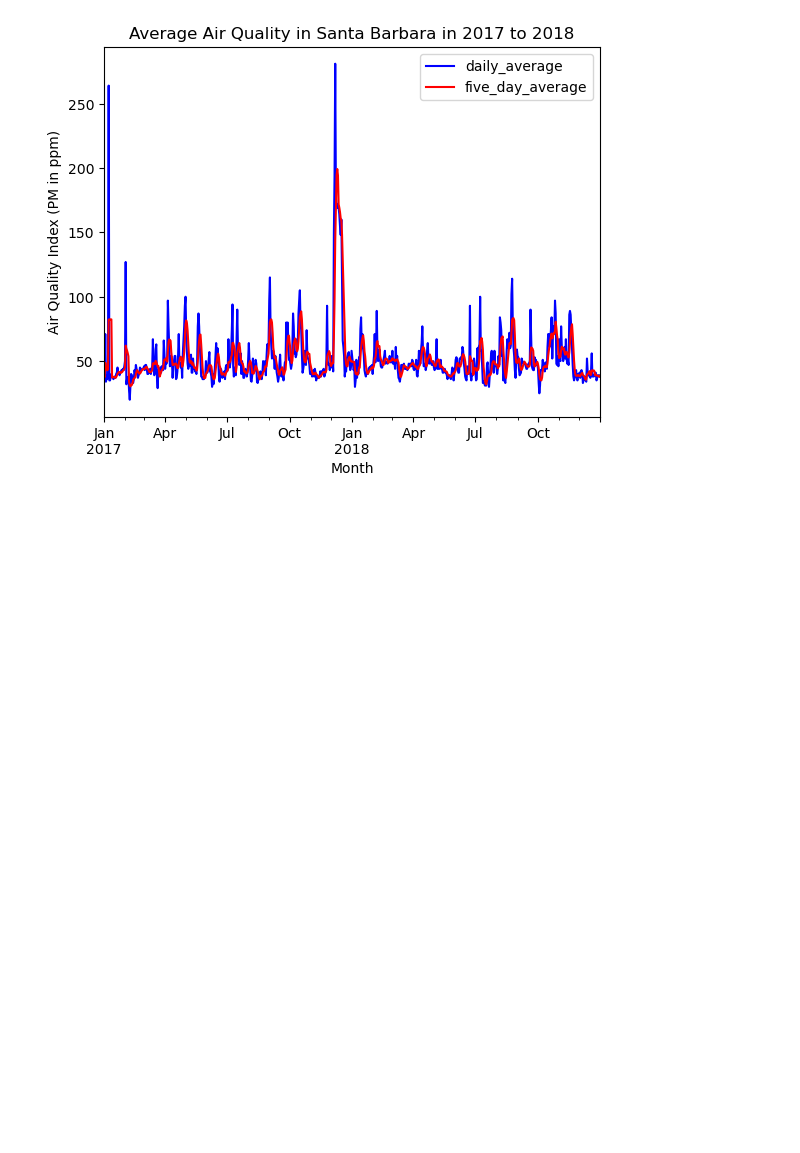
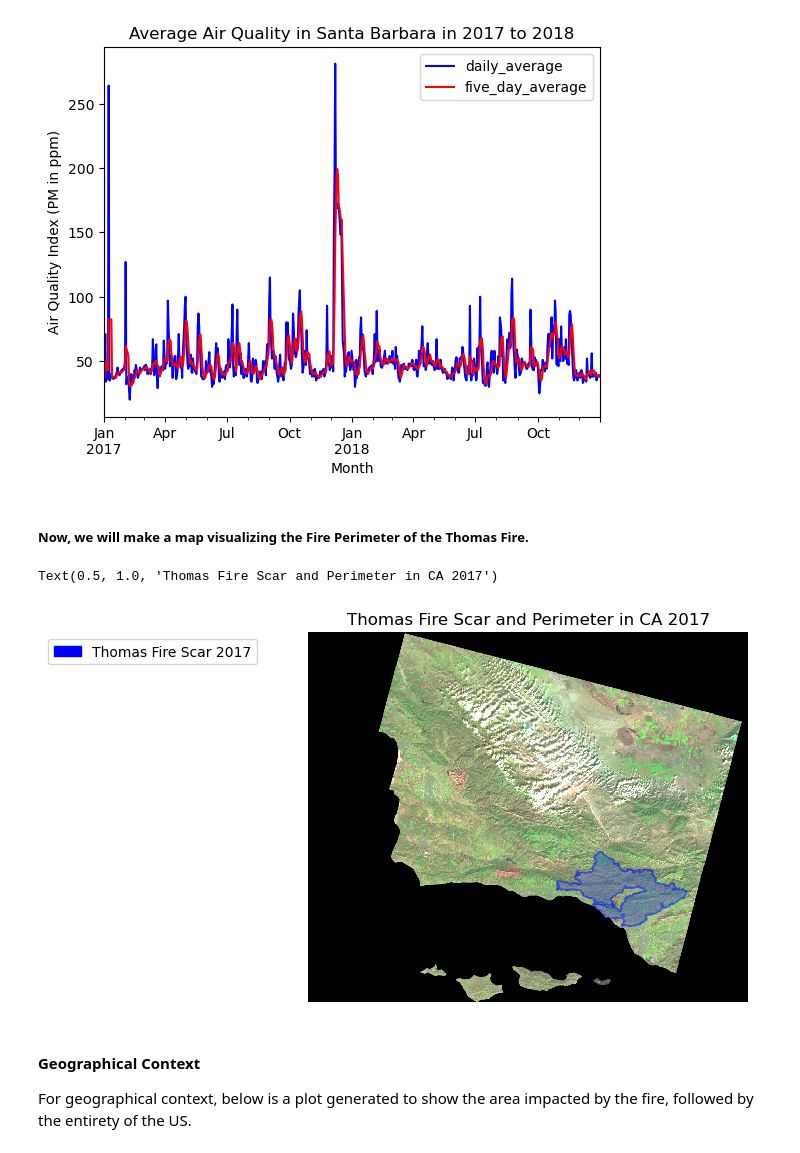
Before and after one commit to mariamkg00/eds-220-hwk-4-task-3, a Jupyter notebook: task3.ipynb, the cells around one changed output. Drawn from its saved outputs; the diff is of its cells as text; code cells hidden in the pictures; blank space fills up the shorter version.

Commit message:
plotting geographical context

```diff
--- a/task3.ipynb
+++ b/task3.ipynb
@@ -353,0 +364,26 @@ aqi_sb.five_day_average.plot(ylabel = 'Air Quality Index (PM in ppm)',
+# %% [markdown]
+##### Now, we will make a map visualizing the Fire Perimeter of the Thomas Fire.
+# %%
+# making the map with both Thomas Fire perimeter and false color imagery
+fig, ax = plt.subplots()
+ax.axis('off')
+
+#-----------landsat subplot customization--------------
+landsat_sb[['swir22','nir08','red']].to_array().plot.imshow(ax=ax, robust = True)
+
+
+
+#-----------Thomas Fire subplot customization---------------
+thomas_ca.plot(ax=ax, edgecolor = 'blue', alpha = 0.5)
+thomas_ca_patch = mpatches.Patch(color = 'blue',label = 'Thomas Fire Scar 2017')
+
+#--------adding the needed customizations
+ax.legend(handles = [thomas_ca_patch], frameon = True, bbox_to_anchor = (-.1,1))
+ax.set_title('Thomas Fire Scar and Perimeter in CA 2017')
+# %% [output]
+Text(0.5, 1.0, 'Thomas Fire Scar and Perimeter in CA 2017')
+[figure, added]
+# %% [markdown]
+#### Geographical Context
+
+For geographical context, below is a plot generated to show the area impacted by the fire, followed by the entirety of the US.
```
Also changed, not shown: parts of 7 cells of this notebook.
